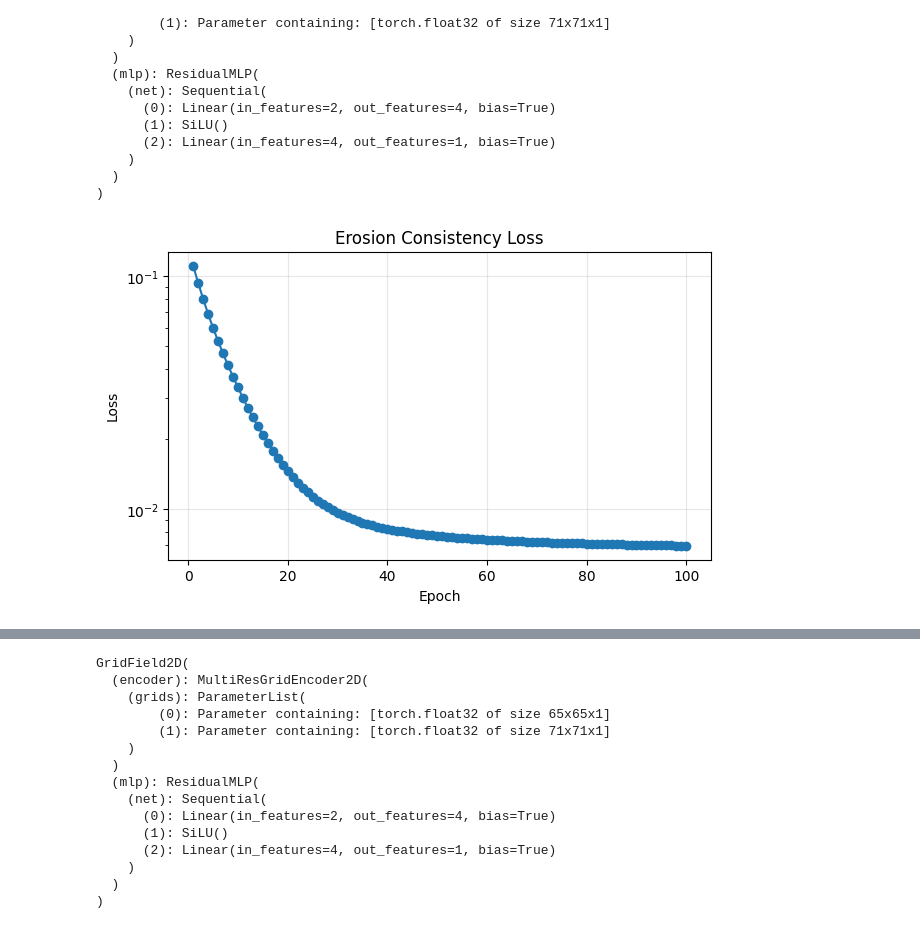
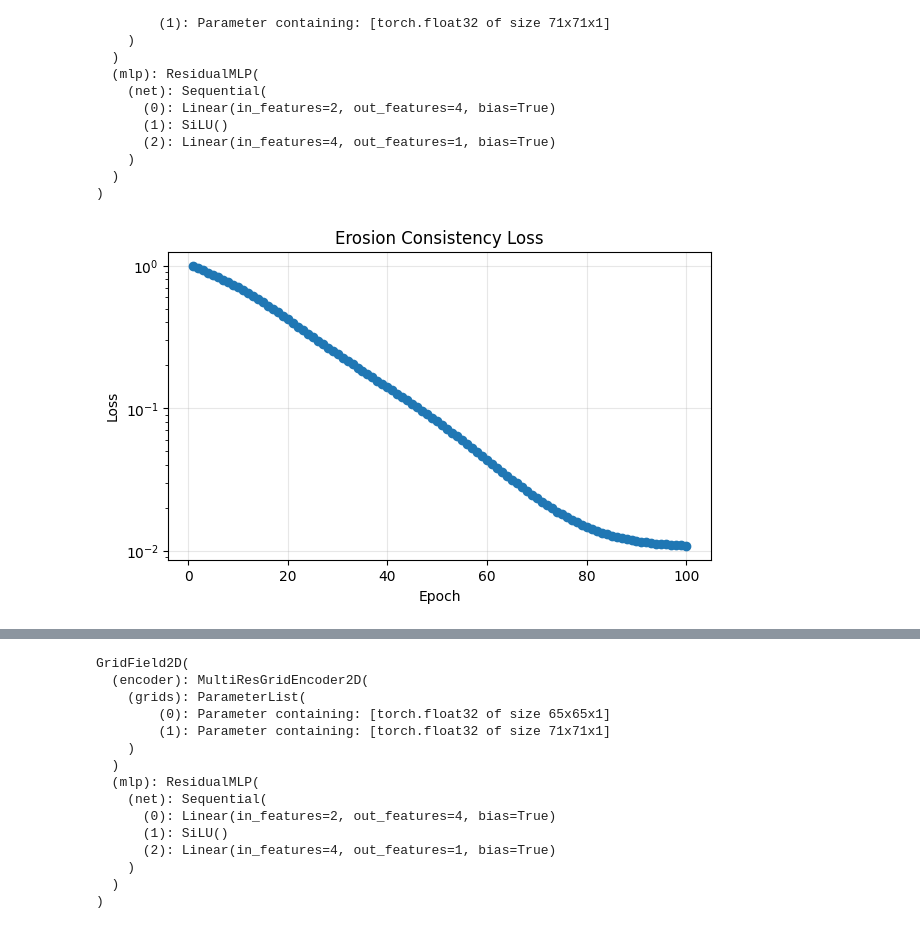
Before and after one commit to Senopiece/smooth_chaos, a Jupyter notebook: noise.ipynb, the cells around one changed output, grey strips where cells are left out. Saved outputs shown, nothing was run; the diff lists cells and outputs as text; code cells hidden in the pictures.

Commit message:
appears no need to learn residual - learn directly the whole heightmap

```diff
--- a/noise.ipynb
+++ b/noise.ipynb
@@ -408,8 +408,6 @@ def plot_diff_heatmap(diff):
 height_diff = eroded_height - height
 plot_diff_heatmap(height_diff)
 # %%
-# will approximate the residual
-
 import torch
 import torch.nn as nn
 
@@ -531,7 +529,7 @@ class GridField2D(nn.Module):
         return self.mlp(features)
 
 
-residual_model = GridField2D(
+eroded_model = GridField2D(
     num_levels=2,
     features_per_level=1,
     base_resolution=64,
@@ -539,8 +537,8 @@ residual_model = GridField2D(
     hidden_dim=4,
     num_layers=1,
 )
-print(sum(p.numel() for p in residual_model.parameters()), "parameters")
-residual_model
+print(sum(p.numel() for p in eroded_model.parameters()), "parameters")
+eroded_model
 # %% [output]
 9283 parameters
 GridField2D(
@@ -599,8 +597,8 @@ local_coords_t = torch.as_tensor(
     dtype=torch.float32,
 )
 
-residual_model.train()
-optimizer = torch.optim.Adam(residual_model.parameters(), lr=learning_rate)
+eroded_model.train()
+optimizer = torch.optim.Adam(eroded_model.parameters(), lr=learning_rate)
 
 
 # ----- precompute erosion target -----
@@ -611,11 +609,8 @@ with torch.no_grad():
     base_np = base_height.detach().cpu().numpy().astype(np.float32)
     eroded_np = hydraulic_erosion(base_np, seed=seed).astype(np.float32)
 
-    target = (
-        torch.from_numpy(eroded_np).to(
-            dtype=base_height.dtype,
-        )
-        - base_height
+    target = torch.from_numpy(eroded_np).to(
+        dtype=base_height.dtype,
     )
 
     target_gx, target_gy = spatial_grads(target)
@@ -628,7 +623,7 @@ for epoch in range(1, epochs + 1):
     step_losses = []
 
     for _ in range(steps_per_epoch):
-        pred = residual_model(local_coords_t).reshape(resolution, resolution)
+        pred = eroded_model(local_coords_t).reshape(resolution, resolution)
 
         value_loss = ((target - pred) ** 2).mean()
 
@@ -641,32 +636,32 @@ for epoch in range(1, epochs + 1):
 
         optimizer.zero_grad(set_to_none=True)
         loss.backward()
         optimizer.step()
 
         step_losses.append(loss.detach().cpu().item())
 
     epoch_loss = float(np.mean(step_losses))
 
     epoch_losses.append(epoch_loss)
     if len(epoch_losses) > max_epoch_losses:
         epoch_losses.pop(0)
 
     clear_output(wait=True)
 
     ax.clear()
     ax.plot(range(1, len(epoch_losses) + 1), epoch_losses, marker="o", linewidth=1.5)
     ax.set_yscale("log")
     ax.set_title("Erosion Consistency Loss")
     ax.set_xlabel("Epoch")
     ax.set_ylabel("Loss")
     ax.grid(True, alpha=0.3)
 
     display(fig)
 
     print(f"epoch {epoch:02d}/{epochs} | loss = {epoch_loss:.6f}")
 
 
 plt.close(fig)
-residual_model.eval()
+eroded_model.eval()
 # %% [output]
-[figure, old version]
+[figure, new version]
```
Also changed, not shown: parts of 2 cells of this notebook.
